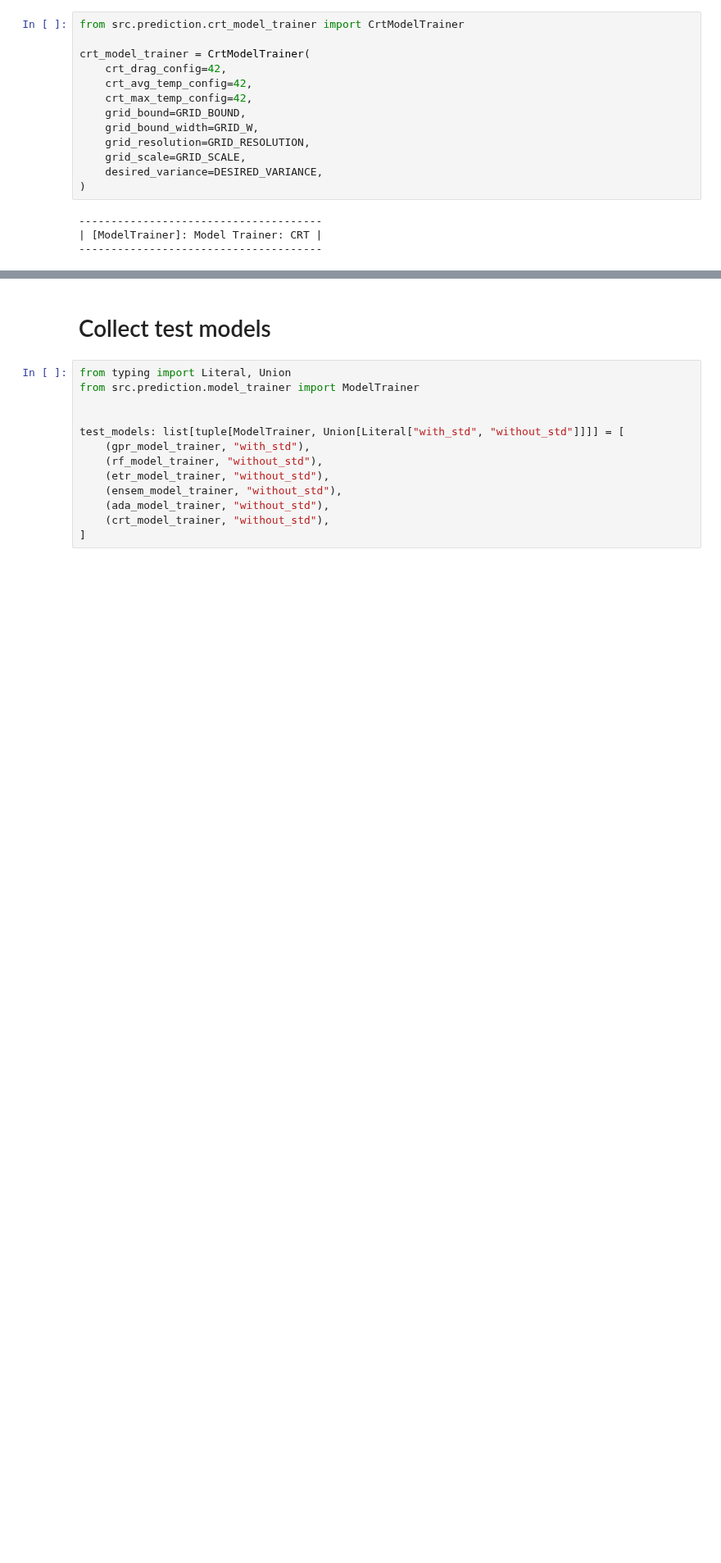
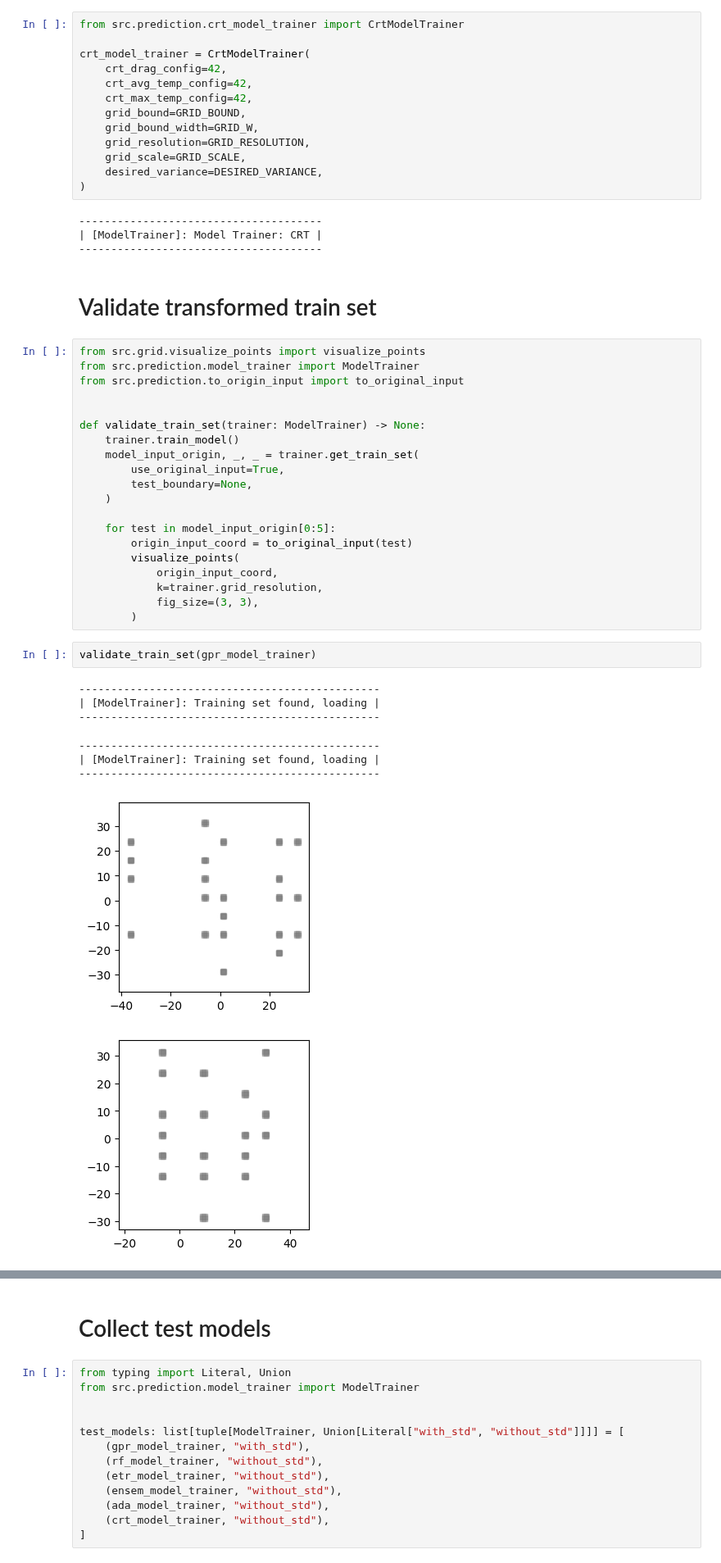
Before and after one commit to danpacho/capstone_1, a Jupyter notebook: test.model_trainer.ipynb, the cells around one changed output, grey strips where cells are left out. Shown at 82% size. Saved outputs shown, nothing was run; the diff lists cells and outputs as text; blank space fills up the shorter version.

Commit message:
test: add encoding validation test result at model trainer for train set validation

```diff
--- a/test.model_trainer.ipynb
+++ b/test.model_trainer.ipynb
@@ -132,3 +132,36 @@ crt_model_trainer = CrtModelTrainer(
 --------------------------------------
 | [ModelTrainer]: Model Trainer: CRT |
 --------------------------------------
+# %% [markdown]
+# Validate transformed train set
+# %%
+from src.grid.visualize_points import visualize_points
+from src.prediction.model_trainer import ModelTrainer
+from src.prediction.to_origin_input import to_original_input
+
+
+def validate_train_set(trainer: ModelTrainer) -> None:
+    trainer.train_model()
+    model_input_origin, _, _ = trainer.get_train_set(
+        use_original_input=True,
+        test_boundary=None,
+    )
+
+    for test in model_input_origin[0:5]:
+        origin_input_coord = to_original_input(test)
+        visualize_points(
+            origin_input_coord,
+            k=trainer.grid_resolution,
+            fig_size=(3, 3),
+        )
+# %%
+validate_train_set(gpr_model_trainer)
+# %% [output]
+-----------------------------------------------
+| [ModelTrainer]: Training set found, loading |
+-----------------------------------------------
+-----------------------------------------------
+| [ModelTrainer]: Training set found, loading |
+-----------------------------------------------
+[figure, added]
+[figure, added]
```
Also changed, not shown: parts of 1 cell of this notebook.
